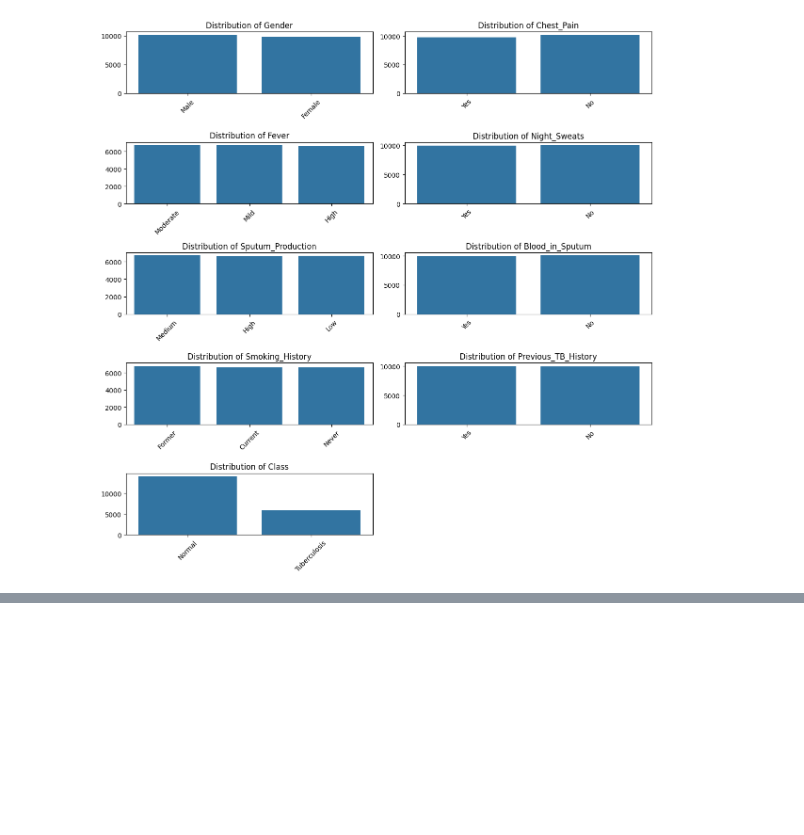
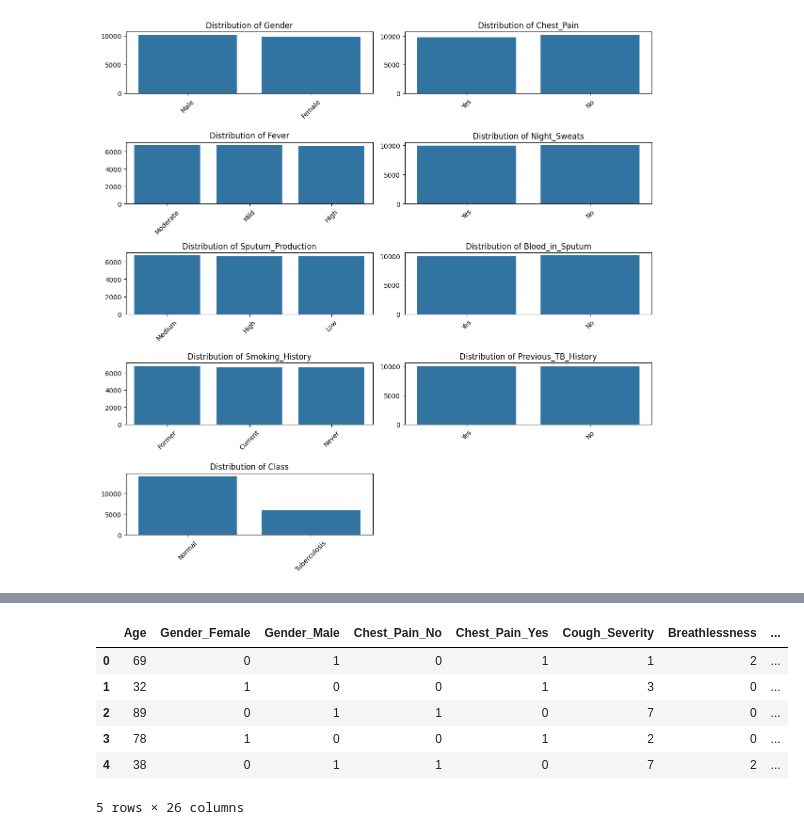
Before and after one commit to JayaWinata/Tuberculosis-Prediction, a Jupyter notebook: notebook/preprocess.ipynb, the cells around one changed output, grey strips where cells are left out. Cells and saved outputs as stored; diff of their text form; code cells hidden in the pictures; blank space fills up the shorter version.

```diff
--- a/notebook/preprocess.ipynb
+++ b/notebook/preprocess.ipynb
@@ -98,0 +137,23 @@ plt.show()
+# %%
+df_v2 = df.copy()
+# %%
+def one_hot_encoding(df, categorical_cols):
+    for col in categorical_cols:
+        dummies = pd.get_dummies(df[col], prefix=col).astype(int)
+        col_index = df.columns.get_loc(col) + 1
+        for dummy_col in reversed(dummies.columns):
+            df.insert(col_index, dummy_col, dummies[dummy_col])
+        df.drop(col, axis=1, inplace=True)
+    return df
+# %%
+df_v2 = one_hot_encoding(df_v2, categorical_cols)
+# %%
+df_v2.head()
+# %% [output]
+|  | Age | Gender_Female | Gender_Male | Chest_Pain_No | Chest_Pain_Yes | Cough_Severity | Breathlessness | ... |
+| 0 | 69 | 0 | 1 | 0 | 1 | 1 | 2 | ... |
+| 1 | 32 | 1 | 0 | 0 | 1 | 3 | 0 | ... |
+| 2 | 89 | 0 | 1 | 1 | 0 | 7 | 0 | ... |
+| 3 | 78 | 1 | 0 | 0 | 1 | 2 | 0 | ... |
+| 4 | 38 | 0 | 1 | 1 | 0 | 7 | 2 | ... |
+5 rows × 26 columns
```
Also changed, not shown: parts of 28 cells of this notebook.
